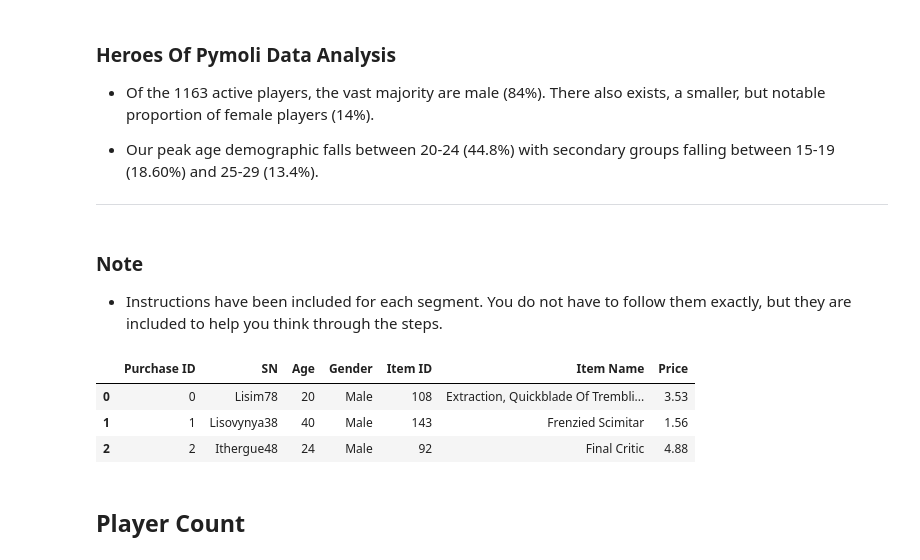
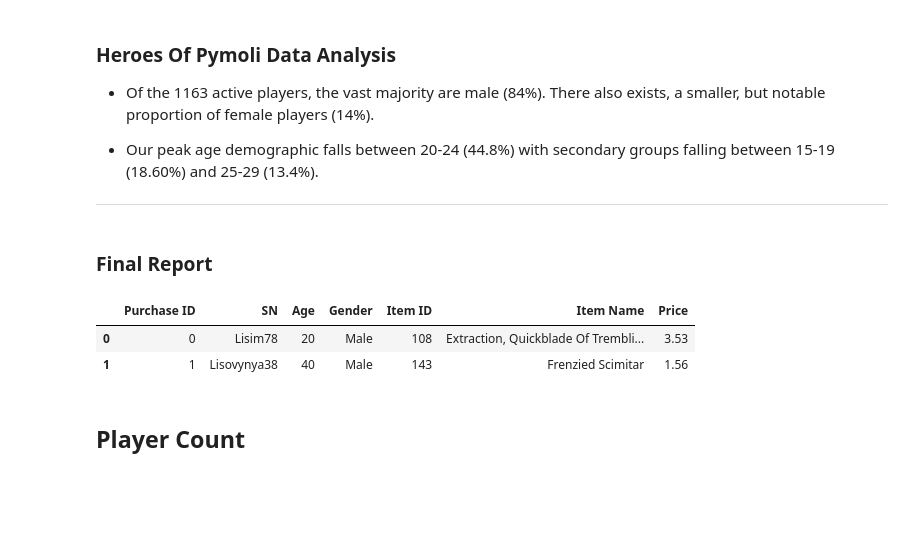
Before and after one commit to jkurtb/pandas-challenge, a Jupyter notebook: HeroesOfPymoli/Pandas_HeroesOfPymoli.ipynb, the cells around one changed output. Saved outputs shown, nothing was run; the diff lists cells and outputs as text; code cells hidden in the pictures; blank space fills up the shorter version.

```diff
--- a/HeroesOfPymoli/Pandas_HeroesOfPymoli.ipynb
+++ b/HeroesOfPymoli/Pandas_HeroesOfPymoli.ipynb
@@ -4,25 +4,24 @@
 
 * Our peak age demographic falls between 20-24 (44.8%) with secondary groups falling between 15-19 (18.60%) and 25-29 (13.4%).
 -----
-# %% [markdown]
-### Note
-* Instructions have been included for each segment. You do not have to follow them exactly, but they are included to help you think through the steps.
+# %% [markdown]
+### Final Report
 # %%
-# Dependencies and Setup
+#Dependencies and Setup
 import pandas as pd
 
-# File to Load
+#File to Load
 file_to_load = "Resources/HeroesOfPymoli_purchase_data.csv"
 
-# Read Purchasing File and store into Pandas data frame
+#Read Purchasing File and Store into Pandas Data Frame
 purchase_data = pd.read_csv(file_to_load)
-# Check loaded Data
-purchase_data.head(3)
+
+# Check loaded CSV Data
+purchase_data.head(2)
 # %% [output]
 |  | Purchase ID | SN | Age | Gender | Item ID | Item Name | Price |
 | 0 | 0 | Lisim78 | 20 | Male | 108 | Extraction, Quickblade Of Trembli... | 3.53 |
 | 1 | 1 | Lisovynya38 | 40 | Male | 143 | Frenzied Scimitar | 1.56 |
-| 2 | 2 | Ithergue48 | 24 | Male | 92 | Final Critic | 4.88 |
 # %% [markdown]
 ## Player Count
 # %% [markdown]
```
Also changed, not shown: parts of 30 cells of this notebook.
